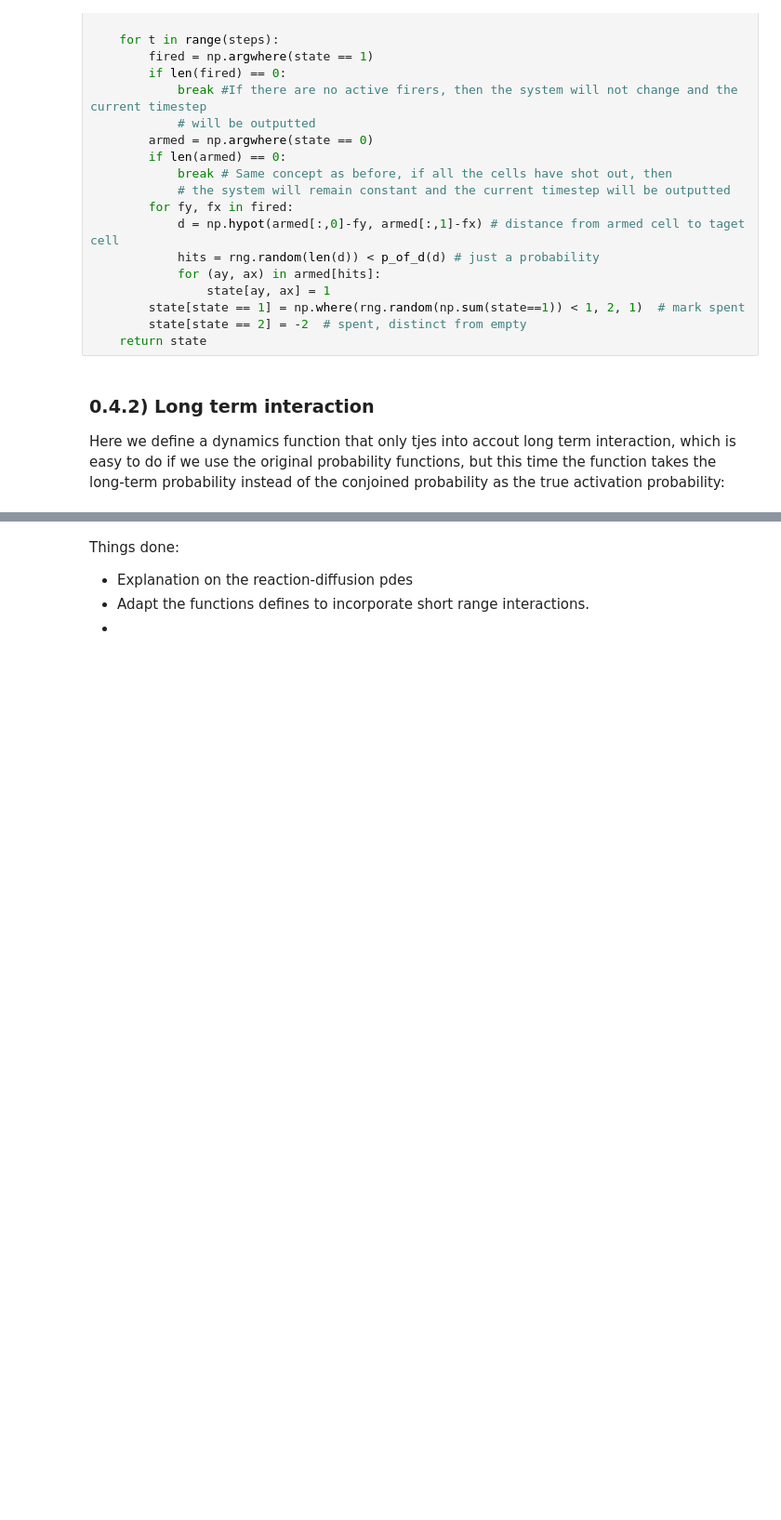
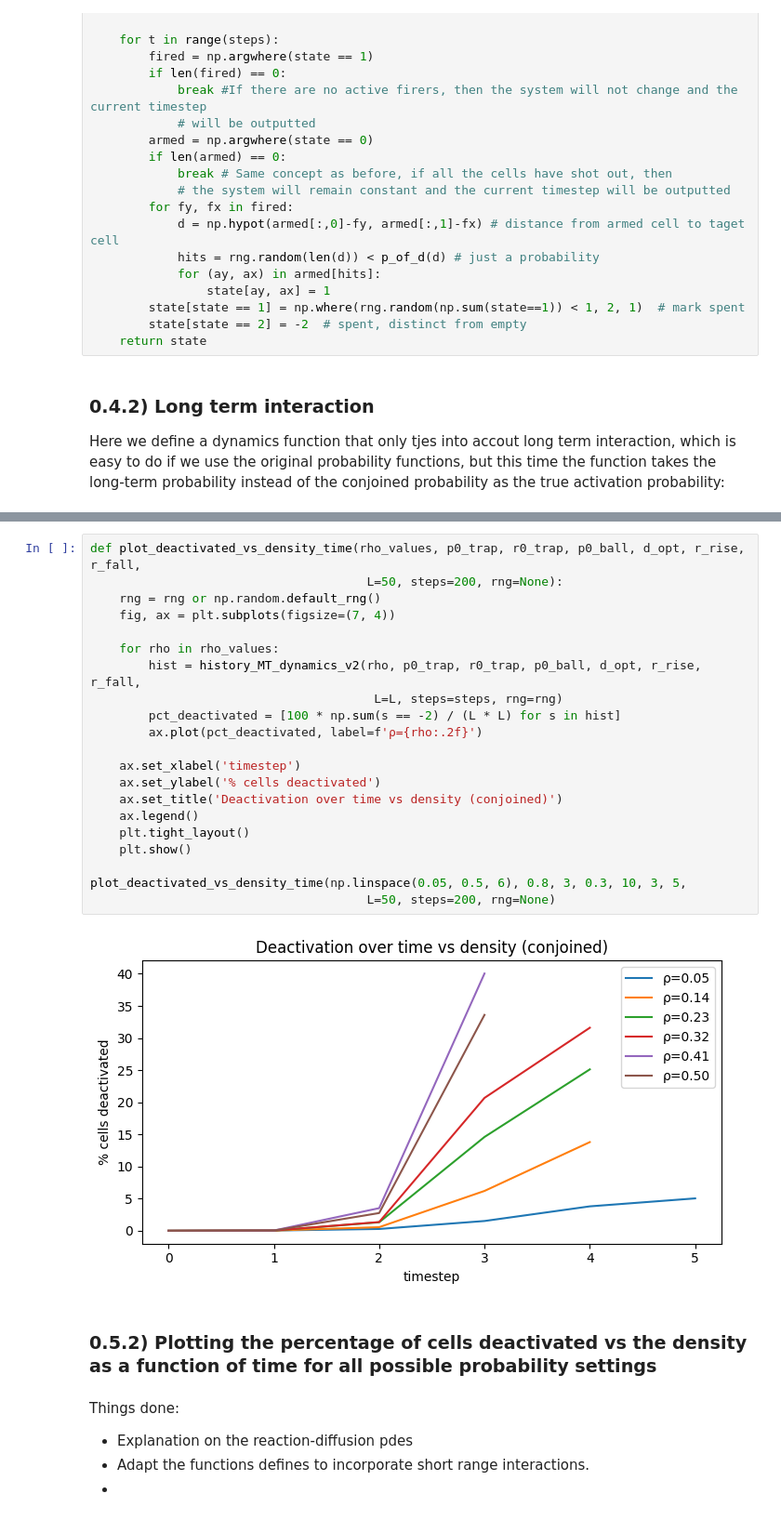
Before and after one commit to IgnacioMPineda/IPT-problem---Mousetrap-Dynamics, a Jupyter notebook: Notebook 0 - Theory and Applications. Approach to the problem.ipynb, the cells around one changed output, grey strips where cells are left out. Shown at 93% size. Saved outputs shown, nothing was run; the diff lists cells and outputs as text; blank space fills up the shorter version.

```diff
--- a/Notebook 0 - Theory and Applications. Approach to the problem.ipynb
+++ b/Notebook 0 - Theory and Applications. Approach to the problem.ipynb
@@ -386,3 +419,28 @@ Here we define a dynamics function that only tjes into accout long term interact
+# %%
+def plot_deactivated_vs_density_time(rho_values, p0_trap, r0_trap, p0_ball, d_opt, r_rise, r_fall,
+                                      L=50, steps=200, rng=None):
+    rng = rng or np.random.default_rng()
+    fig, ax = plt.subplots(figsize=(7, 4))
+
+    for rho in rho_values:
+        hist = history_MT_dynamics_v2(rho, p0_trap, r0_trap, p0_ball, d_opt, r_rise, r_fall,
+                                       L=L, steps=steps, rng=rng)
+        pct_deactivated = [100 * np.sum(s == -2) / (L * L) for s in hist]
+        ax.plot(pct_deactivated, label=f'ρ={rho:.2f}')
+
+    ax.set_xlabel('timestep')
+    ax.set_ylabel('% cells deactivated')
+    ax.set_title('Deactivation over time vs density (conjoined)')
+    ax.legend()
+    plt.tight_layout()
+    plt.show()
+
+plot_deactivated_vs_density_time(np.linspace(0.05, 0.5, 6), 0.8, 3, 0.3, 10, 3, 5,
+                                      L=50, steps=200, rng=None)
+# %% [output]
+[figure, added]
+# %% [markdown]
+### 0.5.2) Plotting the percentage of cells deactivated vs the density as a function of time for all possible probability settings
 # %% [markdown]
 Things done:
 - Explanation on the reaction-diffusion pdes
```
Also changed, not shown: parts of 13 cells of this notebook.
